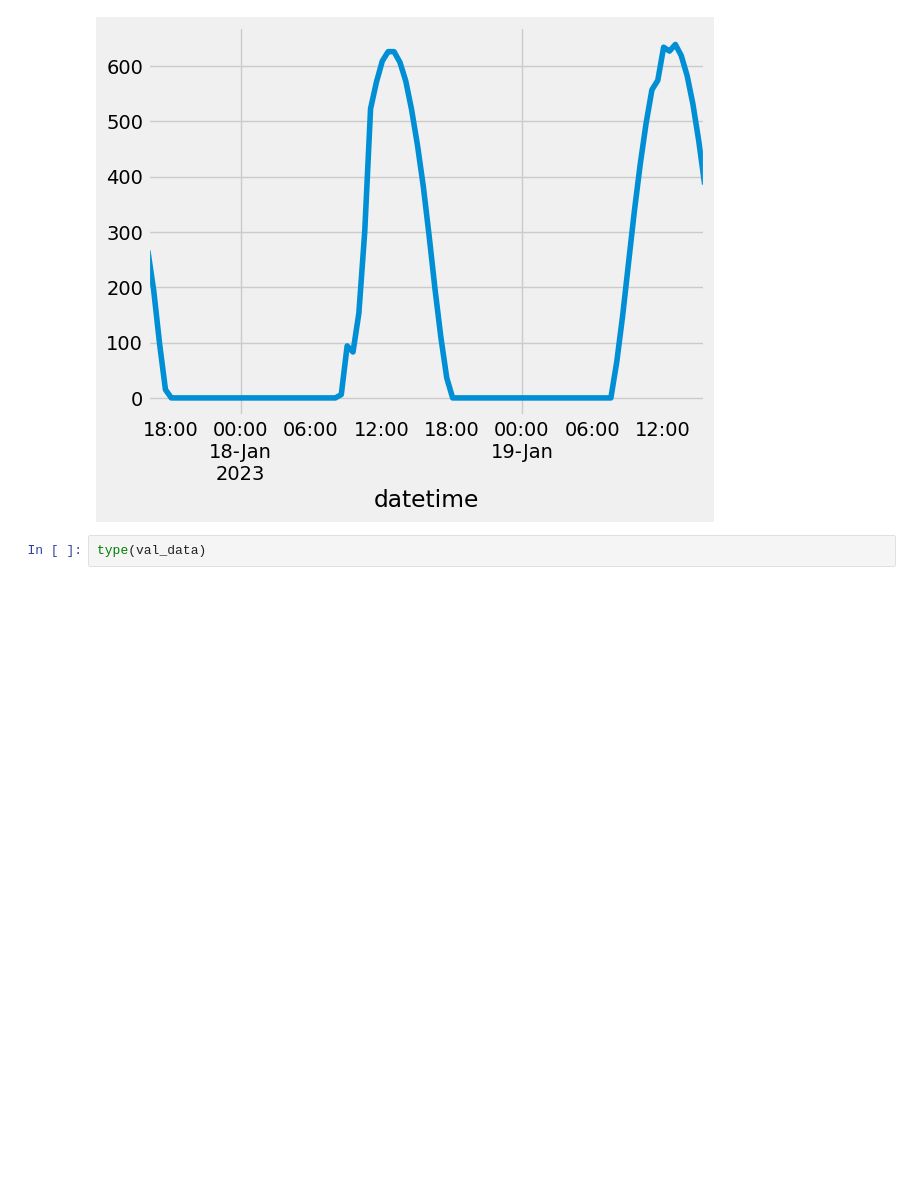
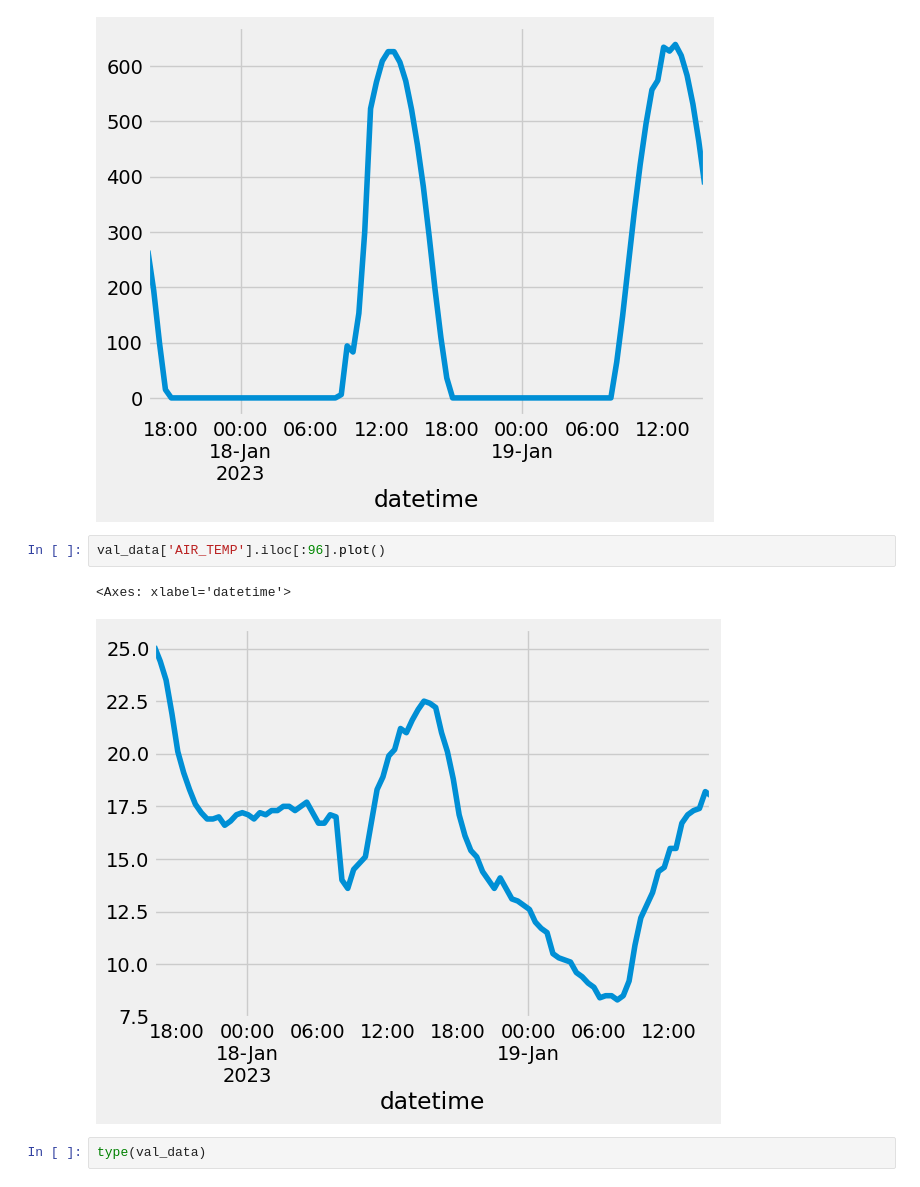
Before and after one commit to Muckthebuck/2023-Energy-kit, a Jupyter notebook: [Austin]solar_temp_predictions.ipynb, the cells around one changed output. Saved outputs shown, nothing was run; the diff lists cells and outputs as text; blank space fills up the shorter version.

```diff
--- a/[Austin]solar_temp_predictions.ipynb
+++ b/[Austin]solar_temp_predictions.ipynb
@@ -223,6 +237,11 @@ val_data['SOLAR_RAD'].iloc[:96].plot()
 # %% [output]
 <Axes: xlabel='datetime'>
 [figure]
+# %%
+val_data['AIR_TEMP'].iloc[:96].plot()
+# %% [output]
+<Axes: xlabel='datetime'>
+[figure, added]
 # %%
 type(val_data)
 # %% [output]
```
Also changed, not shown: parts of 27 cells of this notebook, 42 other files.
